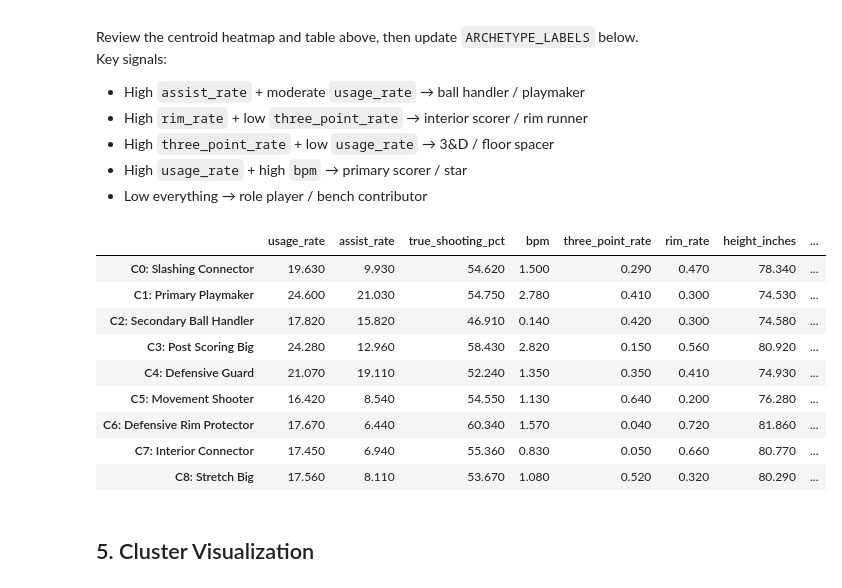
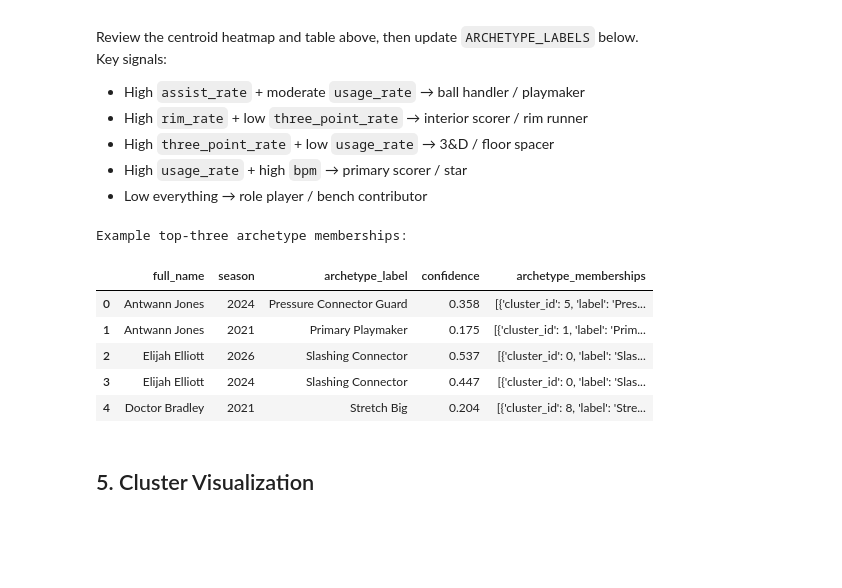
Before and after one commit to shanthg01/MIDS210-Capstone, a Jupyter notebook: notebooks/models/player_clustering.ipynb, the cells around one changed output. Saved outputs shown, nothing was run; the diff lists cells and outputs as text; code cells hidden in the pictures; blank space fills up the shorter version.

```diff
--- a/notebooks/models/player_clustering.ipynb
+++ b/notebooks/models/player_clustering.ipynb
@@ -698,45 +698,74 @@ Key signals:
 #   stretch_big           : height + pick-pop/3pt blend
 #   defensive_guard      : high steal/event pressure at guard/wing size
 #   defensive_rim_anchor : elite block/rebounding/rim-protection profile
 #
 # Labels below are PROVISIONAL — derived from current centroid profile and should
 # be reviewed after running the updated cells on regenerated features.
 # ─────────────────────────────────────────────────────────────────────────────
 ARCHETYPE_LABELS = {
     0: 'Slashing Connector',
     1: 'Primary Playmaker',
     2: 'Secondary Ball Handler',
     3: 'Post Scoring Big',
-    4: 'Defensive Guard',
-    5: 'Movement Shooter',
+    4: 'Perimeter Scoring Guard',
+    5: 'Pressure Connector Guard',
     6: 'Defensive Rim Protector',
     7: 'Interior Connector',
     8: 'Stretch Big',
 }
 # ─────────────────────────────────────────────────────────────────────────────
 
 df['archetype_label'] = df['cluster_id'].map(ARCHETYPE_LABELS)
 
 # Summary table: label + size + key centroid stats
 label_summary = centroids_orig.copy()
 label_summary.index = [f'C{i}: {ARCHETYPE_LABELS[i]}' for i in range(K)]
 label_summary[[
     'usage_rate', 'assist_rate', 'true_shooting_pct', 'bpm',
     'three_point_rate', 'rim_rate', 'height_inches',
     'steal_pct', 'block_pct', 'def_reb_pct', 'def_adj_rapm',
     'n_players', 'avg_confidence'
 ]].round(2)
+
+
+def _membership_scores(dists, label_map, top_n=3):
+    # Distance-derived affinities, not calibrated probabilities.
+    scale = np.median(dists, axis=1, keepdims=True)
+    scale = np.where(scale <= 1e-9, 1.0, scale)
+    logits = -(dists - dists.min(axis=1, keepdims=True)) / scale
+    probs = np.exp(logits)
+    probs = probs / probs.sum(axis=1, keepdims=True)
+    rows = []
+    for prob_row in probs:
+        idx = np.argsort(prob_row)[::-1][:top_n]
+        rows.append([
+            {
+                'cluster_id': int(i),
+                'label': str(label_map[int(i)]),
+                'score': float(round(prob_row[i], 4)),
+            }
+            for i in idx
+        ])
+    return rows
+
+memberships_ext = _membership_scores(dists_ext, ARCHETYPE_LABELS)
+memberships_base = _membership_scores(dists_base, ARCHETYPE_LABELS) if len(dists_base) else []
+df['archetype_memberships'] = None
+for idx, memberships in zip(df.index[he_mask], memberships_ext):
+    df.at[idx, 'archetype_memberships'] = memberships
+for idx, memberships in zip(df.index[~he_mask], memberships_base):
+    df.at[idx, 'archetype_memberships'] = memberships
+
+print('Example top-three archetype memberships:')
+display(df[['full_name', 'season', 'archetype_label', 'confidence', 'archetype_memberships']].head())
 # %% [output]
+Example top-three archetype memberships:
-|  | usage_rate | assist_rate | true_shooting_pct | bpm | three_point_rate | rim_rate | height_inches | ... |
-| C0: Slashing Connector | 19.630 | 9.930 | 54.620 | 1.500 | 0.290 | 0.470 | 78.340 | ... |
-| C1: Primary Playmaker | 24.600 | 21.030 | 54.750 | 2.780 | 0.410 | 0.300 | 74.530 | ... |
-| C2: Secondary Ball Handler | 17.820 | 15.820 | 46.910 | 0.140 | 0.420 | 0.300 | 74.580 | ... |
-| C3: Post Scoring Big | 24.280 | 12.960 | 58.430 | 2.820 | 0.150 | 0.560 | 80.920 | ... |
-| C4: Defensive Guard | 21.070 | 19.110 | 52.240 | 1.350 | 0.350 | 0.410 | 74.930 | ... |
-| C5: Movement Shooter | 16.420 | 8.540 | 54.550 | 1.130 | 0.640 | 0.200 | 76.280 | ... |
-| C6: Defensive Rim Protector | 17.670 | 6.440 | 60.340 | 1.570 | 0.040 | 0.720 | 81.860 | ... |
-| C7: Interior Connector | 17.450 | 6.940 | 55.360 | 0.830 | 0.050 | 0.660 | 80.770 | ... |
-| C8: Stretch Big | 17.560 | 8.110 | 53.670 | 1.080 | 0.520 | 0.320 | 80.290 | ... |
+|  | full_name | season | archetype_label | confidence | archetype_memberships |
+| 0 | Antwann Jones | 2024 | Pressure Connector Guard | 0.358 | [{'cluster_id': 5, 'label': 'Pres... |
+| 1 | Antwann Jones | 2021 | Primary Playmaker | 0.175 | [{'cluster_id': 1, 'label': 'Prim... |
+| 2 | Elijah Elliott | 2026 | Slashing Connector | 0.537 | [{'cluster_id': 0, 'label': 'Slas... |
+| 3 | Elijah Elliott | 2024 | Slashing Connector | 0.447 | [{'cluster_id': 0, 'label': 'Slas... |
+| 4 | Doctor Bradley | 2021 | Stretch Big | 0.204 | [{'cluster_id': 8, 'label': 'Stre... |
 # %% [markdown]
 ## 5. Cluster Visualization
 # %%
```
Also changed, not shown: parts of 16 cells of this notebook, 26 other files.
